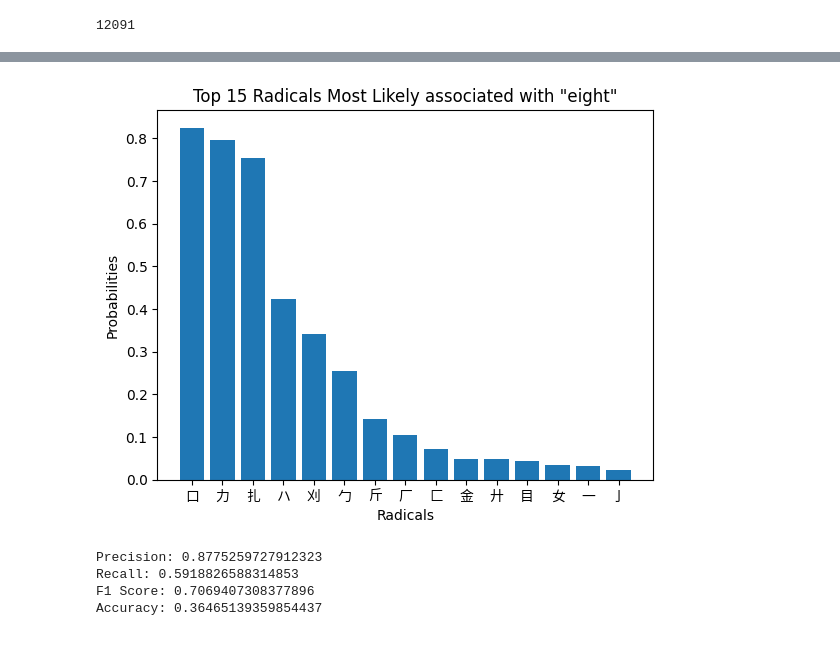
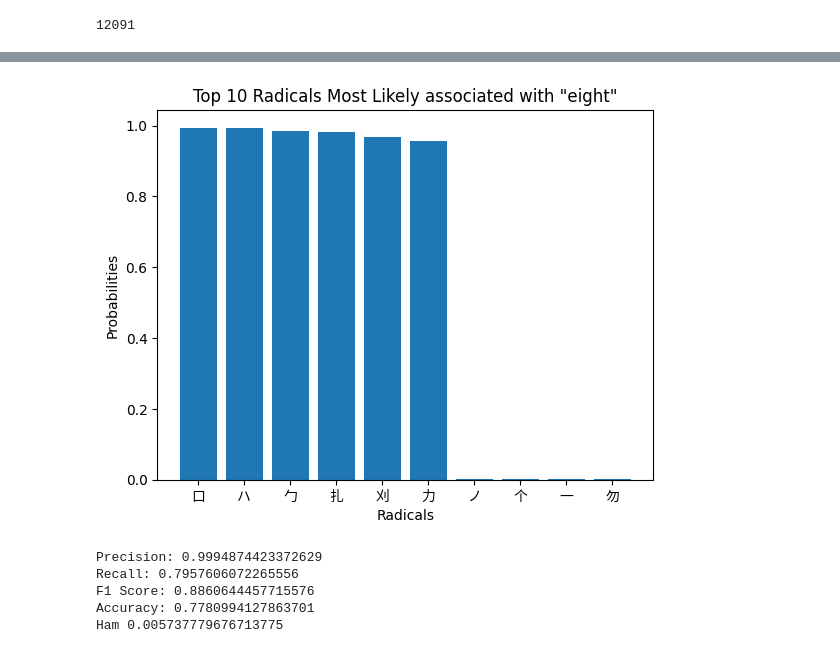
Before and after one commit to KiyonoKara/Kanji-Radical-Match-AI, a Jupyter notebook: kanji_radical_main.ipynb, the cells around one changed output, grey strips where cells are left out. Cells and saved outputs as stored; diff of their text form; code cells hidden in the pictures.

Commit message:
Model accuracy is now 78%!

```diff
--- a/kanji_radical_main.ipynb
+++ b/kanji_radical_main.ipynb
@@ -123,22 +121,22 @@ print(sorted_radical_probs[:15])
 # %%
-TOP_TAKE = 15
+TOP_TAKE = 10
 fprop = fm.FontProperties(fname='NotoSansCJKtc-Regular.otf')
 
 radicals, probabilities = zip(*sorted_radical_probs)
 
 radicals_top = list(radicals[:TOP_TAKE])
 probabilities_top = list(probabilities[:TOP_TAKE])
 
 fig, axs = plt.subplots()
 axs.bar(range(TOP_TAKE), probabilities_top)
 axs.set_xticks(range(TOP_TAKE), radicals_top, fontproperties=fprop)
 axs.set_xlabel('Radicals')
 axs.set_ylabel('Probabilities')
 axs.set_title(f'Top {TOP_TAKE} Radicals Most Likely associated with \"{input_word}\"')
 
 plt.show()
 # %% [output]
-[figure, old version]
+[figure, new version]
 # %%
 with torch.no_grad():
     preds = loaded_model(eng_tens)
@@ -147,8 +145,10 @@ with torch.no_grad():
     print('Recall:', recall_score(rad_tens, preds, average='micro'))
     print('F1 Score:', f1_score(rad_tens, preds, average='micro'))
     print('Accuracy:', accuracy_score(rad_tens, preds))
+    print("Ham", hamming_loss(rad_tens, preds))
 # %% [output]
-Precision: 0.8775259727912323
-Recall: 0.5918826588314853
-F1 Score: 0.7069407308377896
-Accuracy: 0.36465139359854437
+Precision: 0.9994874423372629
+Recall: 0.7957606072265556
+F1 Score: 0.8860644457715576
+Accuracy: 0.7780994127863701
+Ham 0.005737779676713775
```
Also changed, not shown: parts of 6 cells of this notebook, 4 other files.
